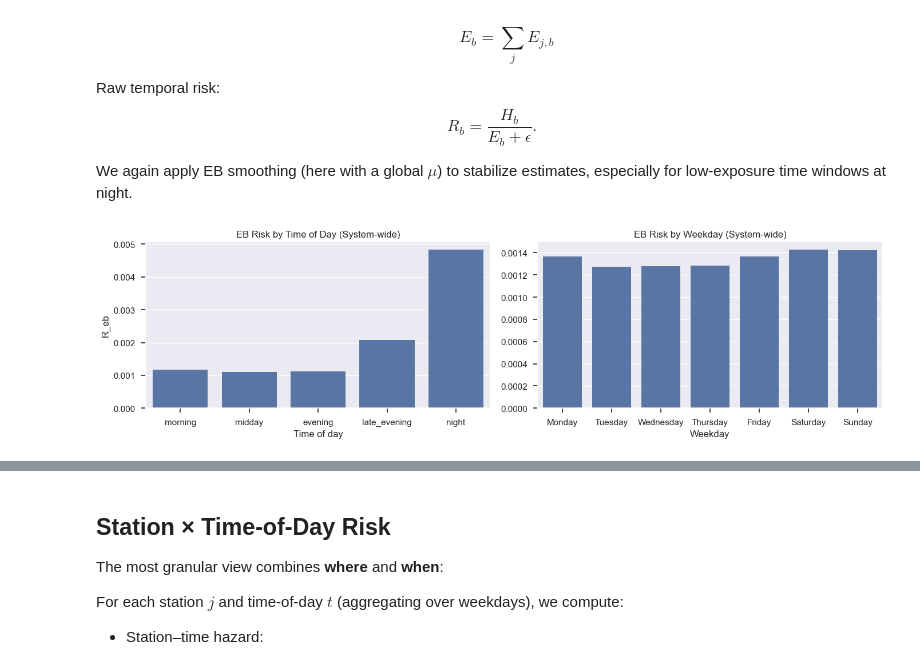
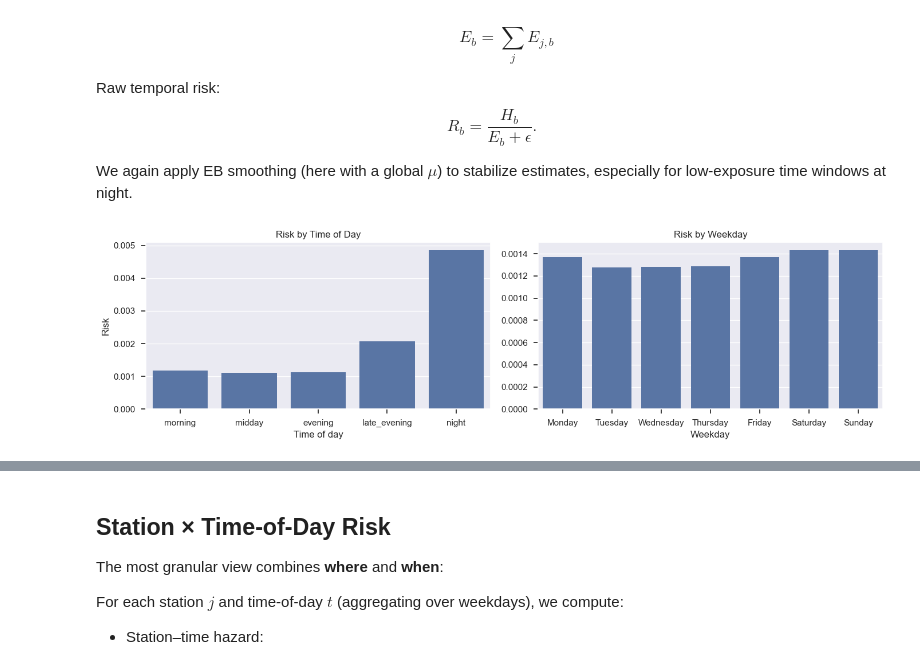
Before and after one commit to armoutihansen/DSC, a Jupyter notebook: notebooks/risk_analysis_.ipynb, the cells around one changed output, grey strips where cells are left out. Drawn from its saved outputs; the diff is of its cells as text; code cells hidden in the pictures.

```diff
--- a/notebooks/risk_analysis_.ipynb
+++ b/notebooks/risk_analysis_.ipynb
@@ -805,18 +0,0 @@ station_tod.head()
-# %%
-# Determine tier cutoffs within each time-of-day
-tiers = {}
-
-for tod in station_tod["tod"].unique():
-    subset = station_tod[station_tod["tod"] == tod]
-    q50, q80, q95 = subset["R_eb"].quantile([0.50, 0.80, 0.95])
-    tiers[tod] = (q50, q80, q95)
-
-def assign_station_tod_tier(row):
-    q50, q80, q95 = tiers[row["tod"]]
-    r = row["R_eb"]
-    if r <= q50: return "low"
-    elif r <= q80: return "medium"
-    elif r <= q95: return "high"
-    else: return "very_high"
-
-station_tod["risk_tier"] = station_tod.apply(assign_station_tod_tier, axis=1)
@@ -1411,38 +474,39 @@ temporal_wd = (
     .sum()
 )
 
 mu_wd = temporal_wd["H"].sum() / (temporal_wd["E"].sum() + EPS)
 temporal_wd["R_raw"], temporal_wd["R_eb"], temporal_wd["lambda"] = eb_smooth(
     temporal_wd["H"], temporal_wd["E"], mu_wd, C=C
 )
 
 weekday_order = ["Monday", "Tuesday", "Wednesday", "Thursday", "Friday", "Saturday", "Sunday"]
 
 # ---- Combined 1×2 plot ----
 fig, axes = plt.subplots(1, 2, figsize=(14, 4), sharey=False)
 
 # Left: Time of day
 sns.barplot(
     data=temporal_tod, x="tod", y="R_eb",
     order=tod_order, ax=axes[0]
 )
-axes[0].set_title("EB Risk by Time of Day (System-wide)")
+axes[0].set_title("Risk by Time of Day")
 axes[0].set_xlabel("Time of day")
-axes[0].set_ylabel("R_eb")
+axes[0].set_ylabel("Risk")
 
 # Right: Weekday
 sns.barplot(
     data=temporal_wd, x="weekday", y="R_eb",
     order=weekday_order, ax=axes[1]
 )
-axes[1].set_title("EB Risk by Weekday (System-wide)")
+axes[1].set_title("Risk by Weekday")
 axes[1].set_xlabel("Weekday")
 axes[1].set_ylabel("")  # sharey handles the label
 
-plt.tight_layout()
+fig.tight_layout()
+fig.savefig("../src/figures/system_temporal_risk.png", dpi=300)
 plt.show()
 # %% [output]
-[figure, old version]
+[figure, new version]
 # %% [markdown]
 ### Time-of-Day & Weekday Risk: Interpretation, Implications, Opportunities, Strategy
 
```
Also changed, not shown: parts of 35 cells of this notebook, 11 other files.
